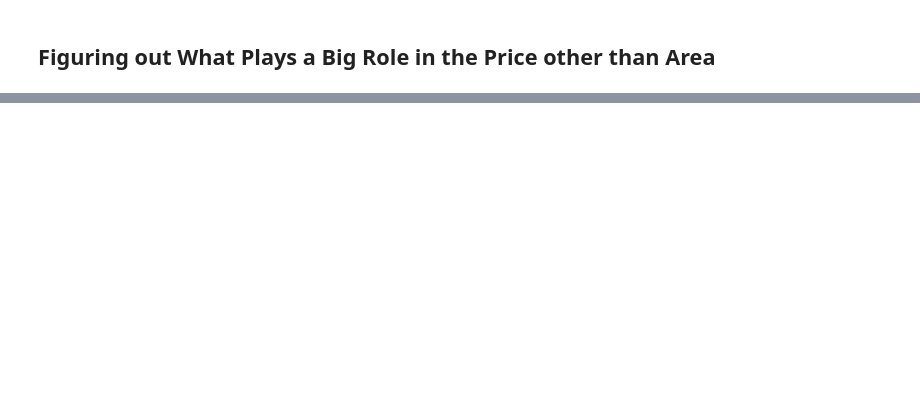
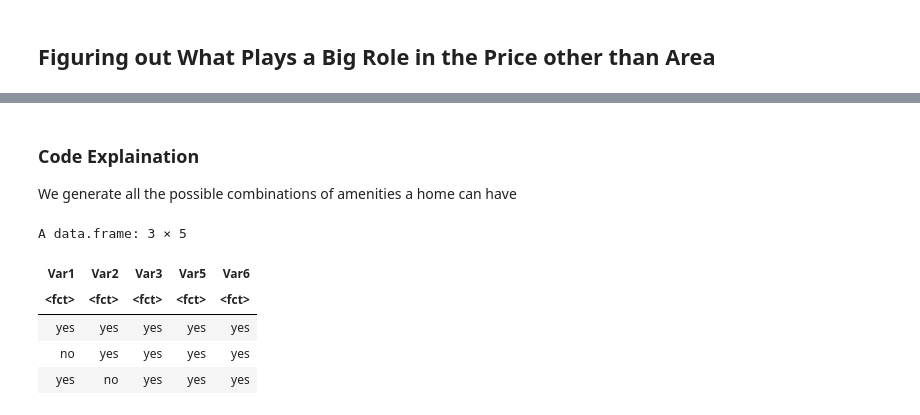
Before and after one commit to chwu01/DSCI-Group-Project, a Jupyter notebook: Alexander Test.ipynb, the cells around one changed output, grey strips where cells are left out. Saved outputs shown, nothing was run; the diff lists cells and outputs as text; code cells hidden in the pictures; blank space fills up the shorter version.

```diff
--- a/Alexander Test.ipynb
+++ b/Alexander Test.ipynb
@@ -82,0 +99,12 @@ A tibble: 13 × 2
+# %% [markdown]
+### Code Explaination
+We generate all the possible combinations of amenities a home can have
+# %%
+slice(combinations, 1:3) # There are 16 total combinations in total.  Sliced to save space
+# %% [output]
+A data.frame: 3 × 5
+| Var1 | Var2 | Var3 | Var5 | Var6 |
+| <fct> | <fct> | <fct> | <fct> | <fct> |
+| yes | yes | yes | yes | yes |
+| no | yes | yes | yes | yes |
+| yes | no | yes | yes | yes |
```
Also changed, not shown: parts of 3 cells of this notebook.
